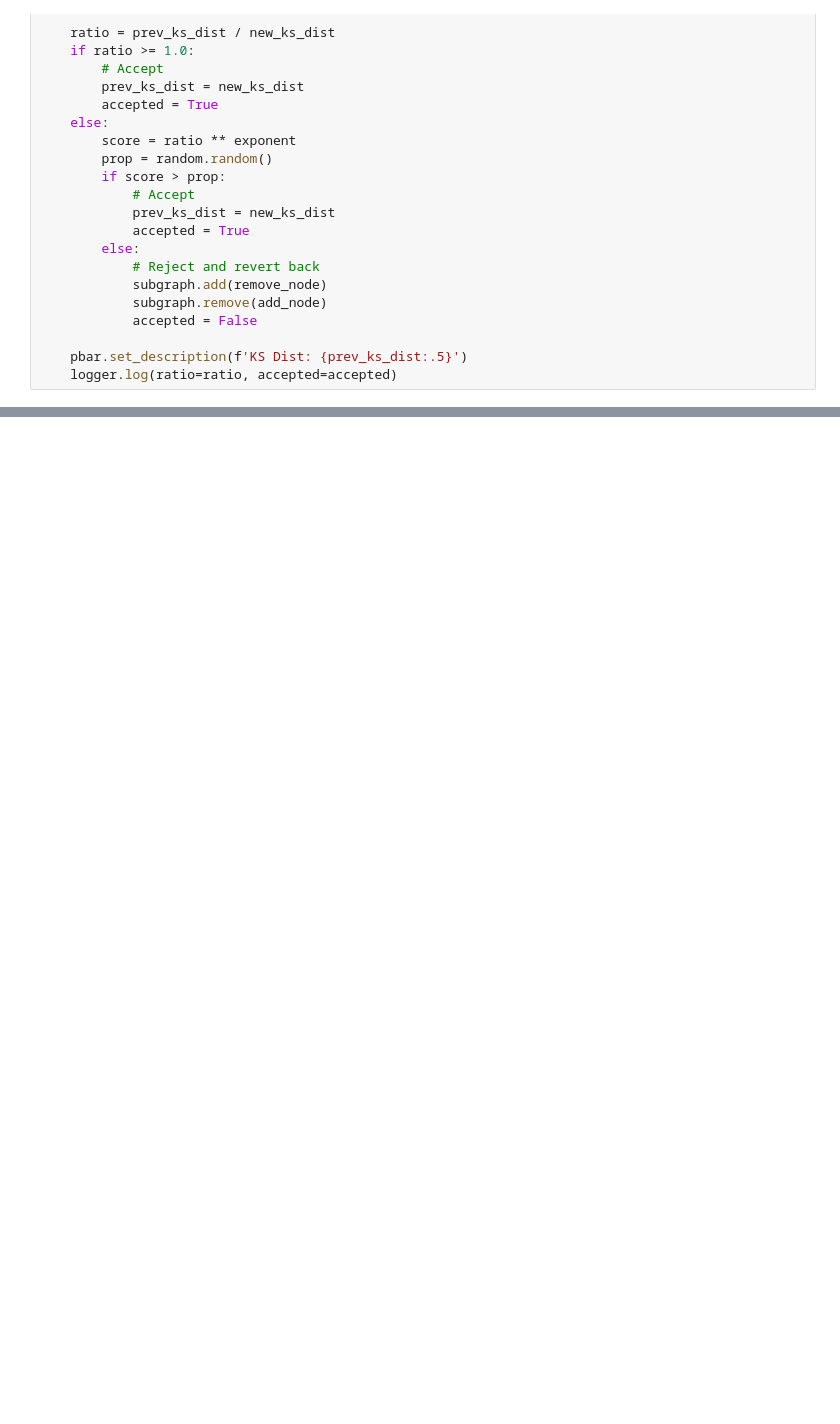
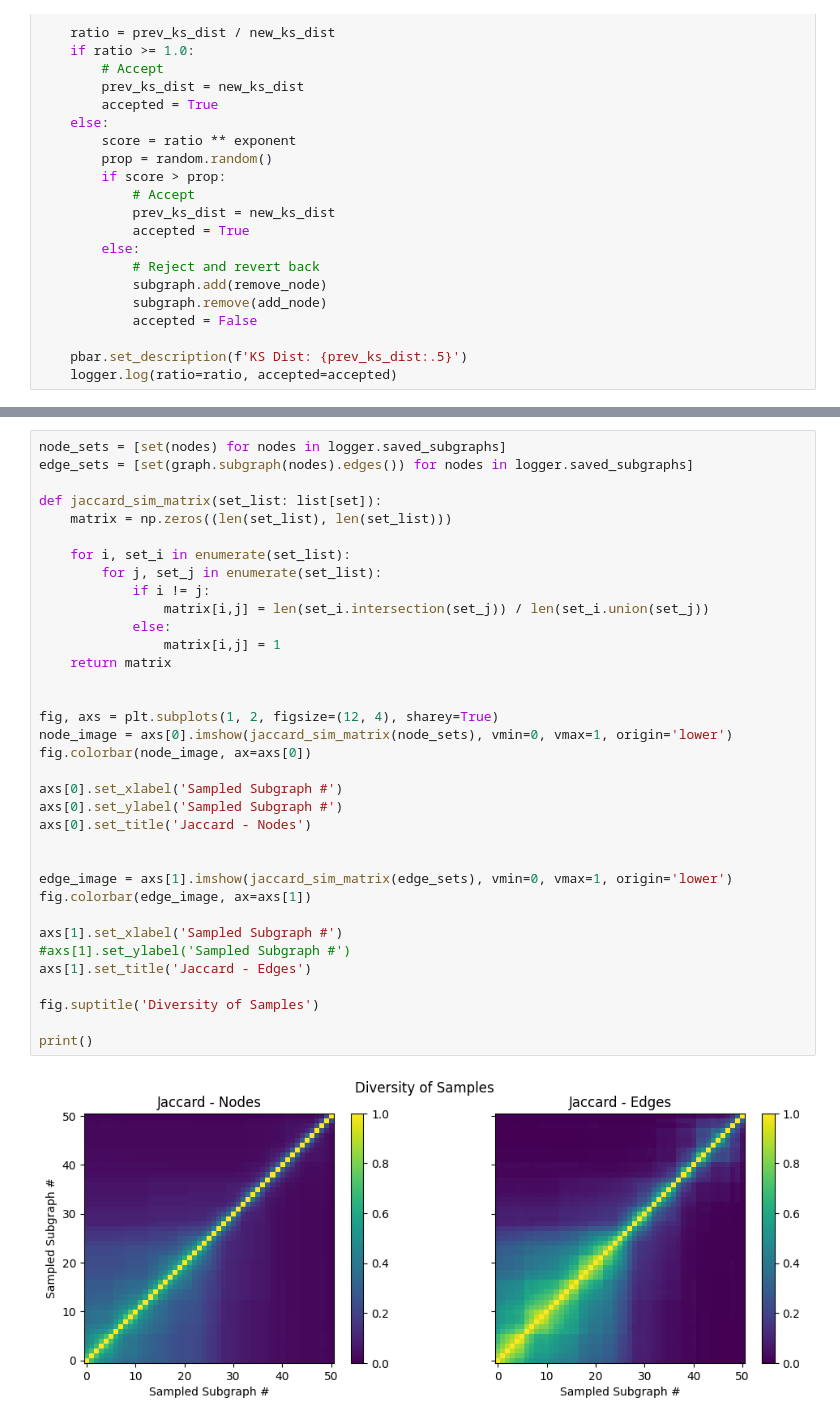
Before and after one commit to hja03/Graph-Sampling, a Jupyter notebook: main.ipynb, the cells around one changed output, grey strips where cells are left out. Saved outputs shown, nothing was run; the diff lists cells and outputs as text; blank space fills up the shorter version.

```diff
--- a/main.ipynb
+++ b/main.ipynb
@@ -101,0 +109,37 @@ plt.scatter(np.arange(logger.iterations), np.array(logger.ratios) ** (1/exponent
+# %%
+node_sets = [set(nodes) for nodes in logger.saved_subgraphs]
+edge_sets = [set(graph.subgraph(nodes).edges()) for nodes in logger.saved_subgraphs]
+
+def jaccard_sim_matrix(set_list: list[set]):
+    matrix = np.zeros((len(set_list), len(set_list)))
+
+    for i, set_i in enumerate(set_list):
+        for j, set_j in enumerate(set_list):
+            if i != j:
+                matrix[i,j] = len(set_i.intersection(set_j)) / len(set_i.union(set_j))
+            else:
+                matrix[i,j] = 1
+    return matrix
+
+
+fig, axs = plt.subplots(1, 2, figsize=(12, 4), sharey=True)
+node_image = axs[0].imshow(jaccard_sim_matrix(node_sets), vmin=0, vmax=1, origin='lower')
+fig.colorbar(node_image, ax=axs[0])
+
+axs[0].set_xlabel('Sampled Subgraph #')
+axs[0].set_ylabel('Sampled Subgraph #')
+axs[0].set_title('Jaccard - Nodes')
+
+
+edge_image = axs[1].imshow(jaccard_sim_matrix(edge_sets), vmin=0, vmax=1, origin='lower')
+fig.colorbar(edge_image, ax=axs[1])
+
+axs[1].set_xlabel('Sampled Subgraph #')
+#axs[1].set_ylabel('Sampled Subgraph #')
+axs[1].set_title('Jaccard - Edges')
+
+fig.suptitle('Diversity of Samples')
+
+print()
+# %% [output]
+[figure, added]
```
Also changed, not shown: parts of 8 cells of this notebook, 3 other files.
